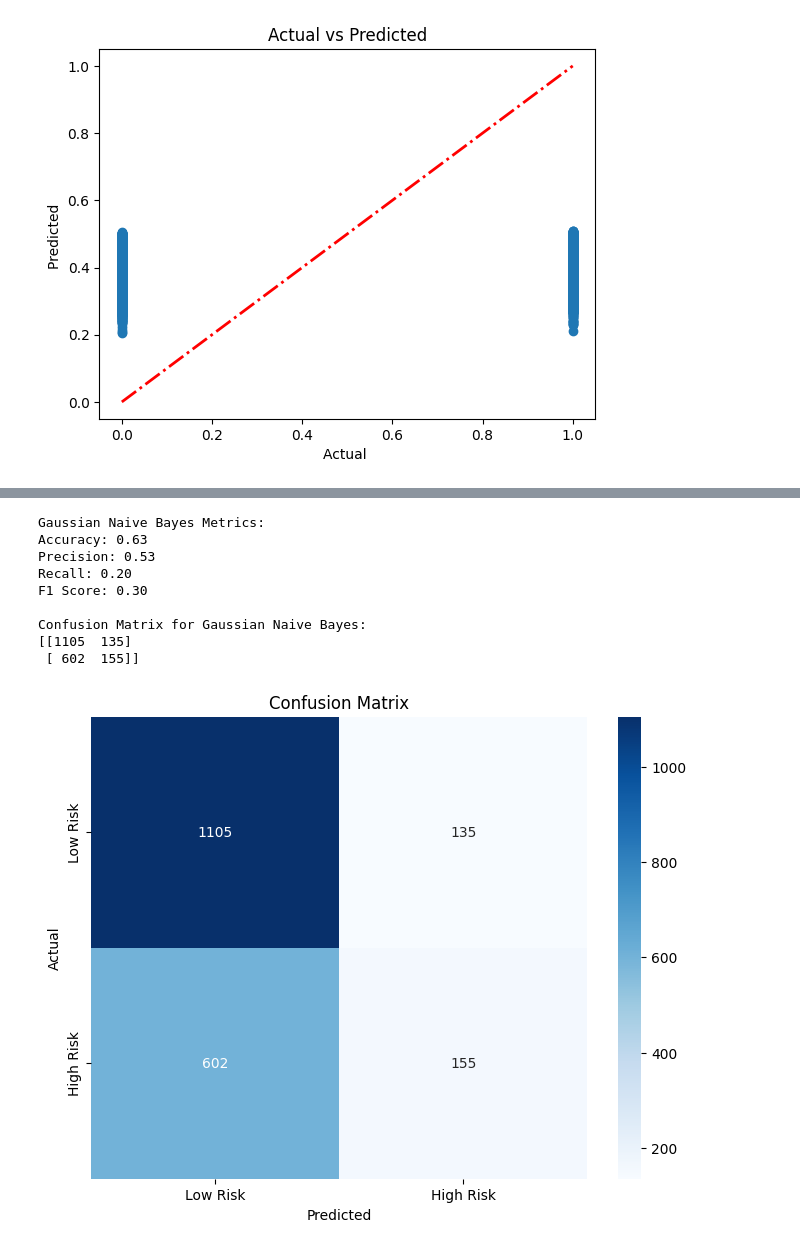
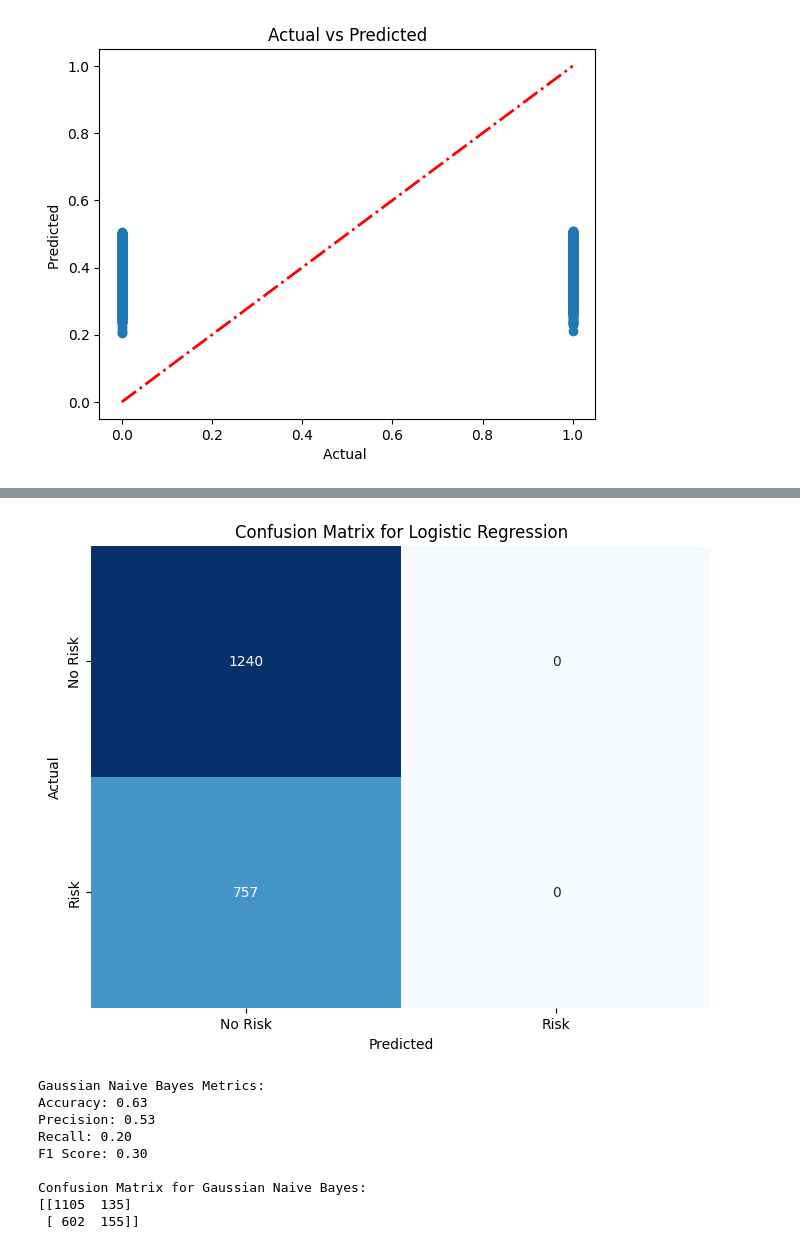
Before and after one commit to Pathin220/4105_Project, a Jupyter notebook: Project_Complete_Classic_ML.ipynb, the cells around one changed output, grey strips where cells are left out. Drawn from its saved outputs; the diff is of its cells as text; code cells hidden in the pictures.

```diff
--- a/Project_Complete_Classic_ML.ipynb
+++ b/Project_Complete_Classic_ML.ipynb
@@ -254,7 +279,23 @@ plt.show()
+# %%
+# Confusion matrix for Logistic Regression
+conf_matrix = confusion_matrix(y_test, y_pred)
+
+# Plot the confusion matrix as a heatmap
+plt.figure(figsize=(8, 6))
+sns.heatmap(conf_matrix, annot=True, fmt='d', cmap='Blues', cbar=False,
+            xticklabels=['No Risk', 'Risk'], yticklabels=['No Risk', 'Risk'])
+plt.title('Confusion Matrix for Logistic Regression')
+plt.xlabel('Predicted')
+plt.ylabel('Actual')
+plt.show()
+# %% [output]
+[figure, added]
 # %%
 # Extract features and target for Gaussian Naive Bayes
-X_nb = heart_attack[['Sex', 'Age', 'Blood Pressure','Country','Stress Level','Medication Use', 'Previous Heart Problems', 'Diet', 'Physical Activity Days Per Week', 'Alcohol Consumption', 'Obesity', 'Smoking',
-                'Family History', 'Diabetes', 'Hemisphere', 'Continent', 'Country','Exercise Hours Per Week', 'Sleep Hours Per Day', 'BMI', 'Sedentary Hours Per Day']].values
+X_nb = heart_attack[['Sex', 'Age', 'Blood Pressure','Country','Stress Level','Medication Use', 'Previous Heart Problems',
+                     'Diet', 'Physical Activity Days Per Week', 'Alcohol Consumption', 'Obesity', 'Smoking',
+                'Family History', 'Diabetes', 'Hemisphere', 'Continent', 'Country','Exercise Hours Per Week',
+                     'Sleep Hours Per Day', 'BMI', 'Sedentary Hours Per Day']].values
 y_nb = heart_attack['Heart Risk'].values.reshape(-1, 1)
 
 # Handle missing values for Gaussian Naive Bayes
@@ -290,10 +331,6 @@ print(f'Recall: {nb_recall:.2f}')
 print(f'F1 Score: {nb_f1:.2f}')
 print('\nConfusion Matrix for Gaussian Naive Bayes:')
 print(nb_conf_matrix)
-
-# Plot confusion matrix for Gaussian Naive Bayes
-labels_nb = ['Low Risk', 'High Risk']
-plot_confusion_matrix(y_test_nb, y_nb_pred, labels_nb)
 # %% [output]
 Gaussian Naive Bayes Metrics:
 Accuracy: 0.63
@@ -304,4 +341,3 @@ F1 Score: 0.30
 Confusion Matrix for Gaussian Naive Bayes:
 [[1105  135]
  [ 602  155]]
-[figure, removed]
```
Also changed, not shown: parts of 4 cells of this notebook.
